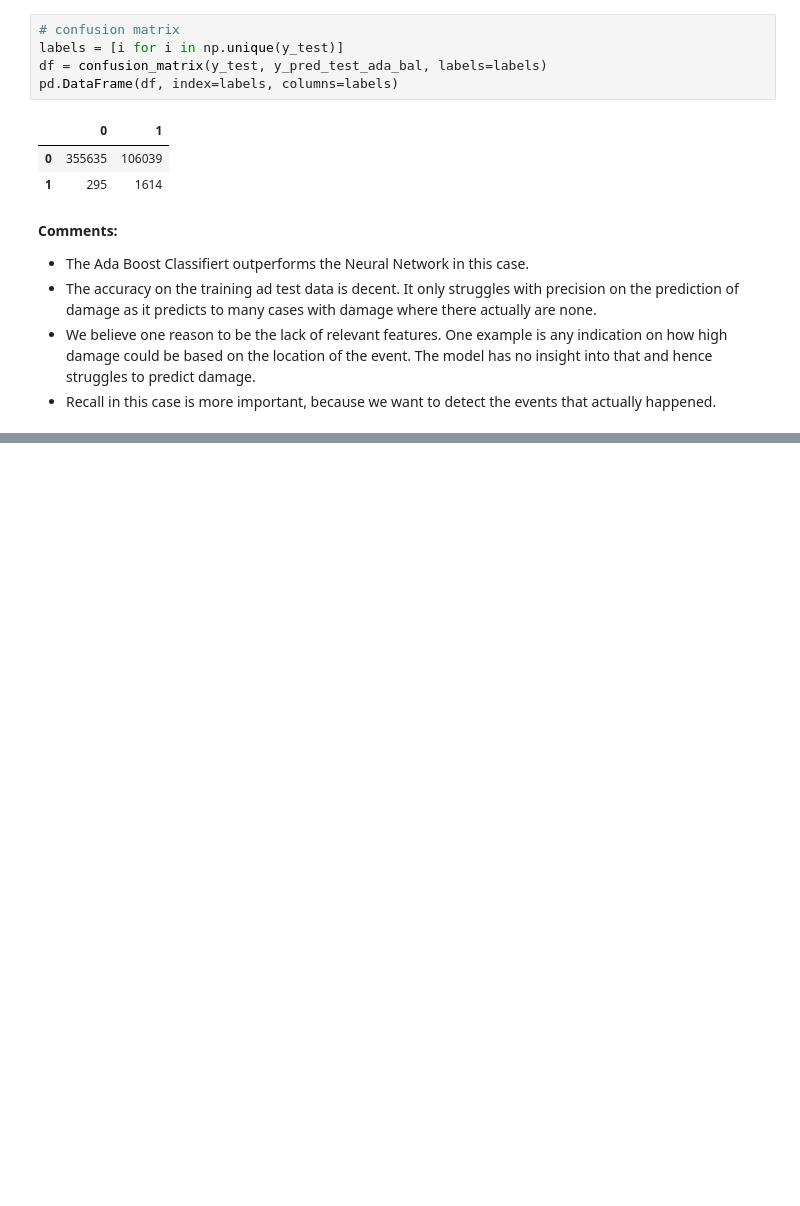
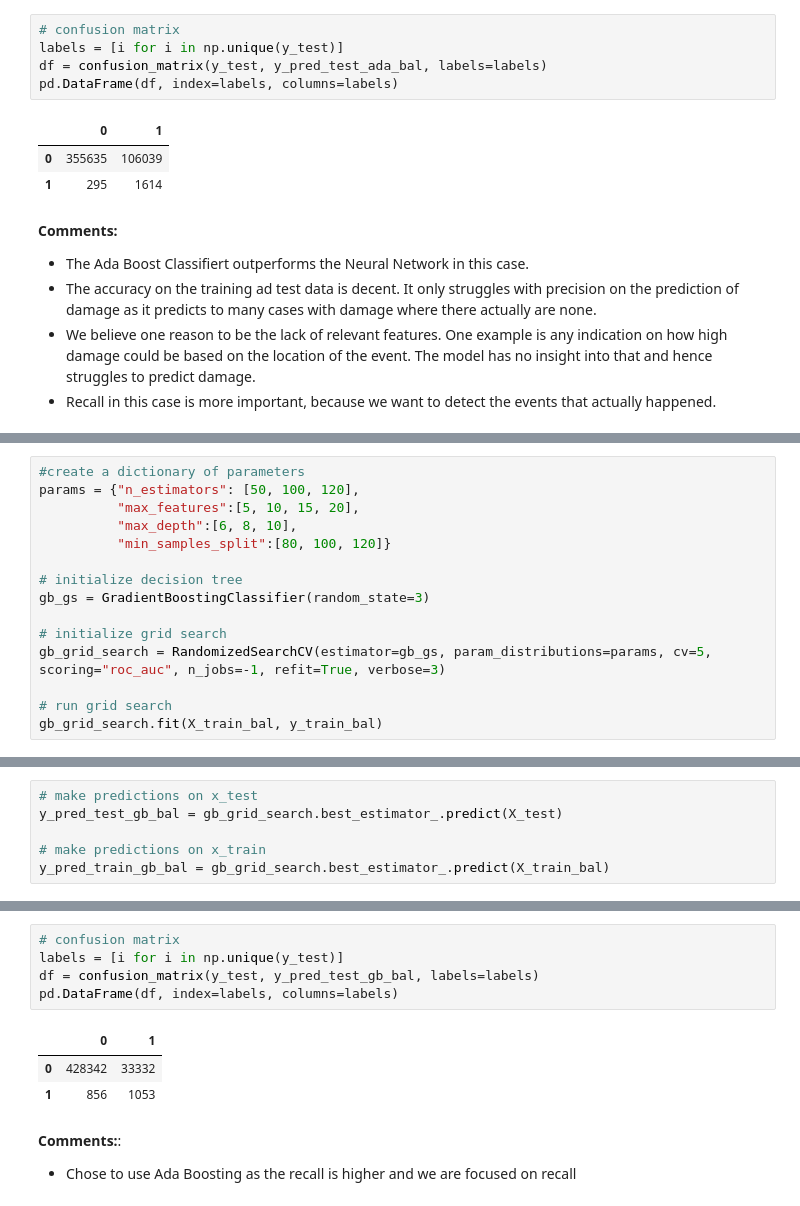
Before and after one commit to ju-kl/severe-weather-prediction, a Jupyter notebook: 04_damage_prediction.ipynb, the cells around one changed output, grey strips where cells are left out. Drawn from its saved outputs; the diff is of its cells as text; blank space fills up the shorter version.

```diff
--- a/04_damage_prediction.ipynb
+++ b/04_damage_prediction.ipynb
@@ -1062,0 +1148,15 @@ pd.DataFrame(df, index=labels, columns=labels)
+# %%
+#create a dictionary of parameters
+params = {"n_estimators": [50, 100, 120],
+          "max_features":[5, 10, 15, 20],
+          "max_depth":[6, 8, 10],
+          "min_samples_split":[80, 100, 120]}
+
+# initialize decision tree
+gb_gs = GradientBoostingClassifier(random_state=3)
+
+# initialize grid search
+gb_grid_search = RandomizedSearchCV(estimator=gb_gs, param_distributions=params, cv=5, scoring="roc_auc", n_jobs=-1, refit=True, verbose=3)
+
+# run grid search
+gb_grid_search.fit(X_train_bal, y_train_bal)
@@ -1062,0 +1198,6 @@ pd.DataFrame(df, index=labels, columns=labels)
+# %%
+# make predictions on x_test
+y_pred_test_gb_bal = gb_grid_search.best_estimator_.predict(X_test)
+
+# make predictions on x_train
+y_pred_train_gb_bal = gb_grid_search.best_estimator_.predict(X_train_bal)
@@ -1062,0 +1228,12 @@ pd.DataFrame(df, index=labels, columns=labels)
+# %%
+# confusion matrix
+labels = [i for i in np.unique(y_test)]
+df = confusion_matrix(y_test, y_pred_test_gb_bal, labels=labels)
+pd.DataFrame(df, index=labels, columns=labels)
+# %% [output]
+|  | 0 | 1 |
+| 0 | 428342 | 33332 |
+| 1 | 856 | 1053 |
+# %% [markdown]
+**Comments:**:
+- Chose to use Ada Boosting as the recall is higher and we are focused on recall
```
Also changed, not shown: parts of 16 cells of this notebook, 2 other files.
